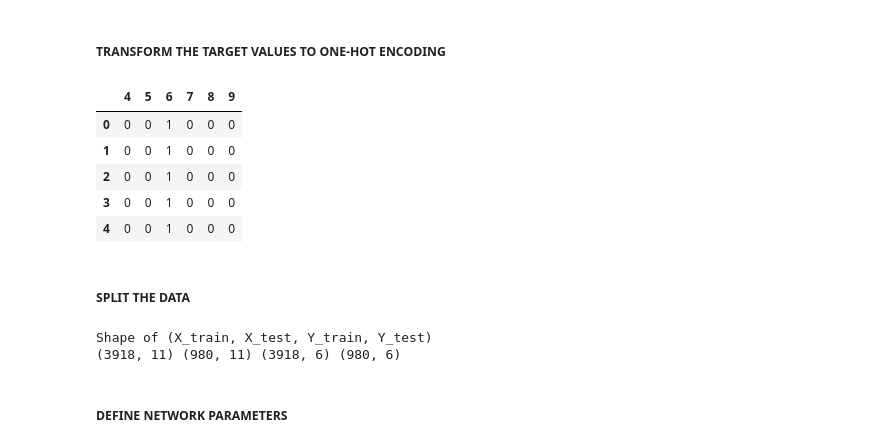
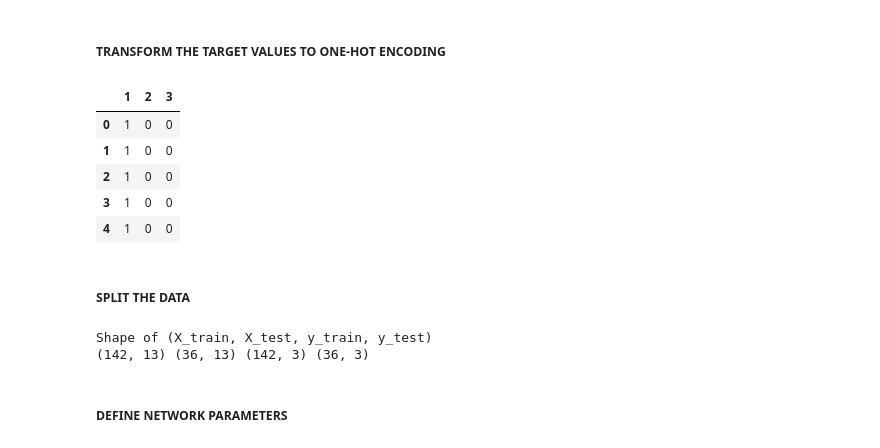
Before and after one commit to igerardoh/wine-quality-classification, a Jupyter notebook: python/03-data-analysis/mlp-Tensorflow-1.x/mlp-wine-quality-classification-tensorflow-1.x.ipynb, the cells around one changed output. Cells and saved outputs as stored; diff of their text form; code cells hidden in the pictures.

```diff
--- a/python/03-data-analysis/mlp-Tensorflow-1.x/mlp-wine-quality-classification-tensorflow-1.x.ipynb
+++ b/python/03-data-analysis/mlp-Tensorflow-1.x/mlp-wine-quality-classification-tensorflow-1.x.ipynb
@@ -6,6 +6,16 @@
 import pandas as pd
 import numpy as np
 
-X = pd.read_csv('winequality-white.csv', sep=';')
+target = 'quality'
+
+features = ['Alcohol','Malic_acid','Ash','Alcalinity',
+          'Magnesium','Total_phenols','Flavanoids',
+          'Nonflavanoid_phenols','Proanthocyanins',
+          'Color_intensity','Hue','OD280_OD315',
+          'Proline']
+
+columns = [target] + features
+
+X = pd.read_csv('../../../data/wine.data', names=columns, sep=',', header=None)
 X.head()
 # %% [output]
@@ -50,8 +55,8 @@ from sklearn.preprocessing import MinMaxScaler
 from sklearn.preprocessing import StandardScaler
 
 # separate feature and target values
-Y = X['quality'].copy()
-X = X.drop(columns=['quality'])
+Y = X.iloc[:,0].copy()
+X = X.iloc[:,1:]
 
 
 # apply standarization to the feature values
@@ -94,15 +87,15 @@ X.describe()
 # %% [markdown]
 ##### TRANSFORM THE TARGET VALUES TO ONE-HOT ENCODING
 # %%
-Y = pd.get_dummies(Y, drop_first=True)
+Y = pd.get_dummies(Y)
 Y.head()
 # %% [output]
-|  | 4 | 5 | 6 | 7 | 8 | 9 |
-| 0 | 0 | 0 | 1 | 0 | 0 | 0 |
-| 1 | 0 | 0 | 1 | 0 | 0 | 0 |
-| 2 | 0 | 0 | 1 | 0 | 0 | 0 |
-| 3 | 0 | 0 | 1 | 0 | 0 | 0 |
-| 4 | 0 | 0 | 1 | 0 | 0 | 0 |
+|  | 1 | 2 | 3 |
+| 0 | 1 | 0 | 0 |
+| 1 | 1 | 0 | 0 |
+| 2 | 1 | 0 | 0 |
+| 3 | 1 | 0 | 0 |
+| 4 | 1 | 0 | 0 |
 # %% [markdown]
 ##### SPLIT THE DATA
 # %%
@@ -112,12 +105,12 @@ from sklearn.model_selection import train_test_split
 np.random.seed(127)
 
 # split the dataset into 2 training and 2 testing sets
-X_train, X_test, Y_train, Y_test = train_test_split(X, Y, test_size=0.2, random_state=13)
+X_train, X_test, y_train, y_test = train_test_split(X.values, Y.values, test_size=0.2, random_state=13)
 
-print ("Shape of (X_train, X_test, Y_train, Y_test)")
-print (X_train.shape, X_test.shape, Y_train.shape, Y_test.shape)
+print ("Shape of (X_train, X_test, y_train, y_test)")
+print (X_train.shape, X_test.shape, y_train.shape, y_test.shape)
 # %% [output]
-Shape of (X_train, X_test, Y_train, Y_test)
-(3918, 11) (980, 11) (3918, 6) (980, 6)
+Shape of (X_train, X_test, y_train, y_test)
+(142, 13) (36, 13) (142, 3) (36, 3)
 # %% [markdown]
 ##### DEFINE NETWORK PARAMETERS
```
Also changed, not shown: parts of 20 cells of this notebook.
